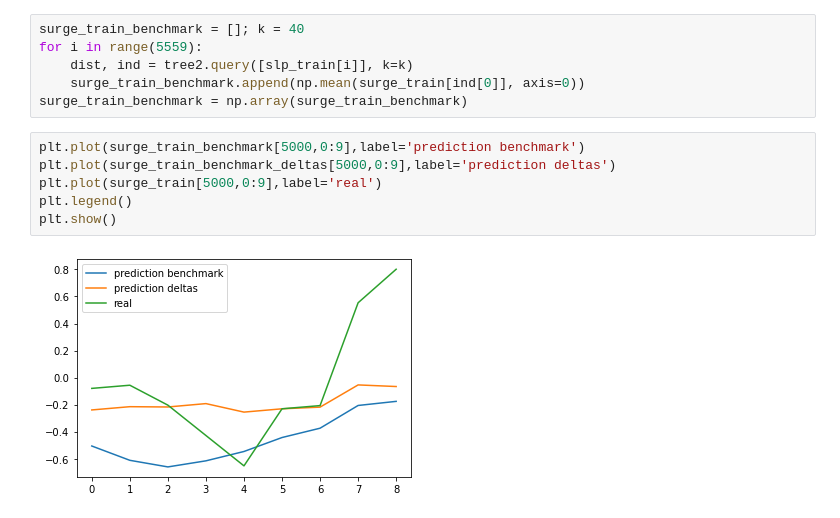
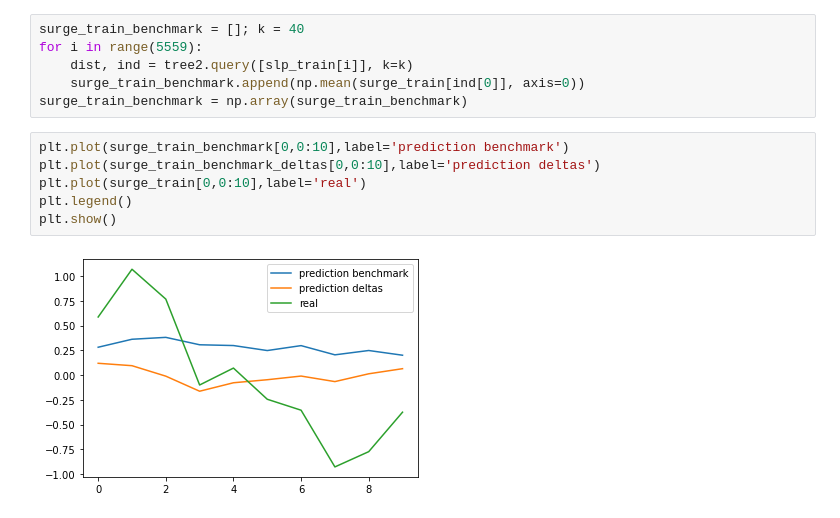
Before and after one commit to angelo-ortiz/Sea-Surge-Prediction, a Jupyter notebook: Practice.ipynb, the cells around one changed output. Cells and saved outputs as stored; diff of their text form.

```diff
--- a/Practice.ipynb
+++ b/Practice.ipynb
@@ -327,10 +327,10 @@ for i in range(5559):
     surge_train_benchmark.append(np.mean(surge_train[ind[0]], axis=0))
 surge_train_benchmark = np.array(surge_train_benchmark)
 # %%
-plt.plot(surge_train_benchmark[5000,0:9],label='prediction benchmark')
-plt.plot(surge_train_benchmark_deltas[5000,0:9],label='prediction deltas')
-plt.plot(surge_train[5000,0:9],label='real')
+plt.plot(surge_train_benchmark[0,0:10],label='prediction benchmark')
+plt.plot(surge_train_benchmark_deltas[0,0:10],label='prediction deltas')
+plt.plot(surge_train[0,0:10],label='real')
 plt.legend()
 plt.show()
 # %% [output]
-[figure, old version]
+[figure, new version]
```
Also changed, not shown: parts of 32 cells of this notebook.
